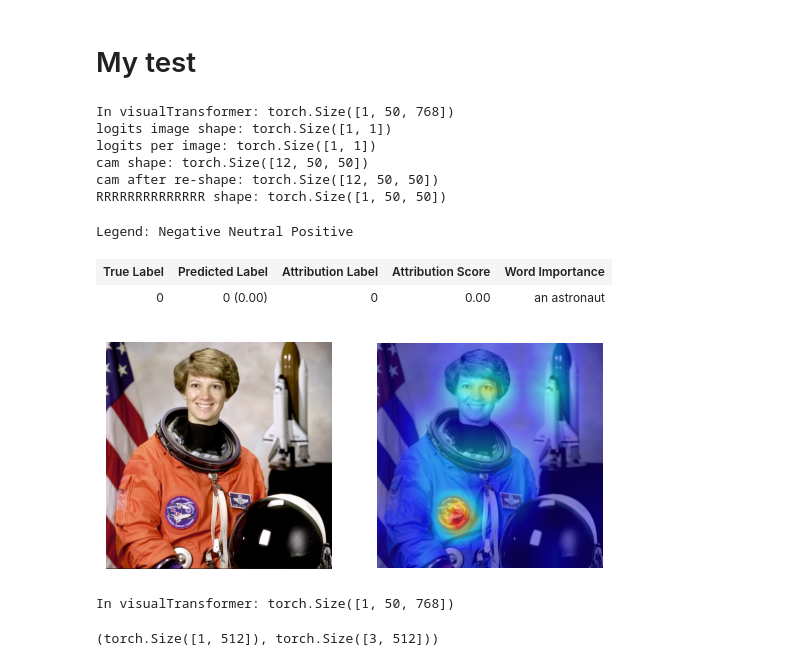
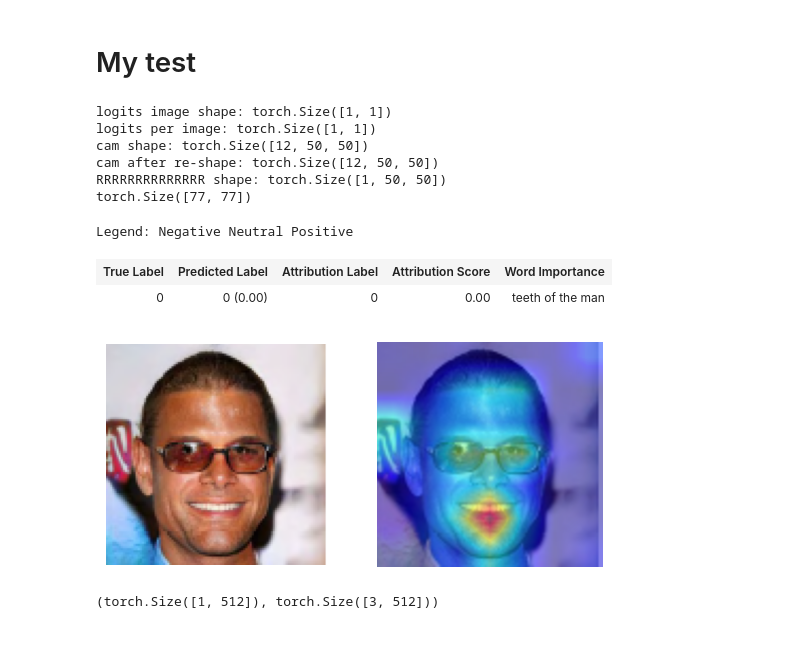
Before and after one commit to shiv2110/Transformer-MM-Explainability, a Jupyter notebook: CLIP_new.ipynb, the cells around one changed output. Saved outputs shown, nothing was run; the diff lists cells and outputs as text; code cells hidden in the pictures; blank space fills up the shorter version.

Commit message:
added clip viz

```diff
--- a/CLIP_new.ipynb
+++ b/CLIP_new.ipynb
@@ -167,28 +167,29 @@ class color:
 # %%
 # image_features.shape
 # %%
-img_path = "CLIP/astronaut.png"
+img_path = "CLIP/glasses.png"
 img = preprocess(Image.open(img_path)).unsqueeze(0).to(device)
-texts = ["an astronaut"]
+texts = ["teeth of the man"]
 text = clip.tokenize(texts).to(device)
 
 R_text, R_image = interpret(model=model, image=img, texts=text, device=device)
 batch_size = text.shape[0]
 for i in range(batch_size):
+  print(f"{R_text[i].size()}")
   show_heatmap_on_text(texts[i], text[i], R_text[i])
   show_image_relevance(R_image[i], img, orig_image=Image.open(img_path))
   plt.show()
 # %% [output]
-In visualTransformer: torch.Size([1, 50, 768])
 logits image shape: torch.Size([1, 1])
 logits per image: torch.Size([1, 1])
 cam shape: torch.Size([12, 50, 50])
 cam after re-shape: torch.Size([12, 50, 50])
 RRRRRRRRRRRRRR shape: torch.Size([1, 50, 50])
+torch.Size([77, 77])
 Legend: Negative Neutral Positive
 | True Label | Predicted Label | Attribution Label | Attribution Score | Word Importance |
-| 0 | 0 (0.00) | 0 | 0.00 | an astronaut |
+| 0 | 0 (0.00) | 0 | 0.00 | teeth of the man |
-[figure, old version]
+[figure, new version]
 # %%
 # image = preprocess(Image.open("CLIP/el3.png")).unsqueeze(0).to(device)
 # text = clip.tokenize(["a elephant"]).to(device)
@@ -199,8 +200,6 @@ image_features = model.encode_image(img).detach()
 text_features = model.encode_text(text).detach()
 image_features = image_features / image_features.norm(dim=-1, keepdim=True)
 text_features = text_features / text_features.norm(dim=-1, keepdim=True)
-# %% [output]
-In visualTransformer: torch.Size([1, 50, 768])
 # %%
 image_features.size(), text_features.size()
 # %% [output]
```
Also changed, not shown: 40 other files.
